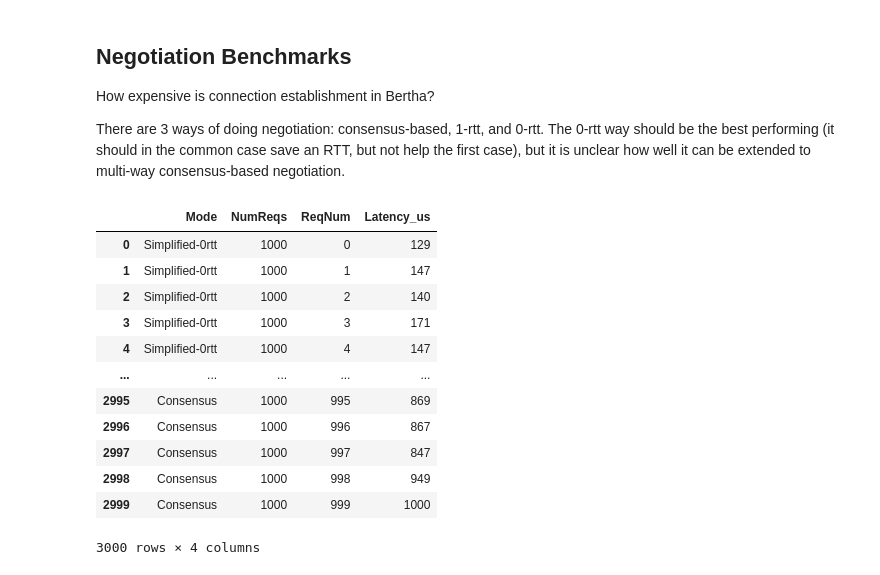
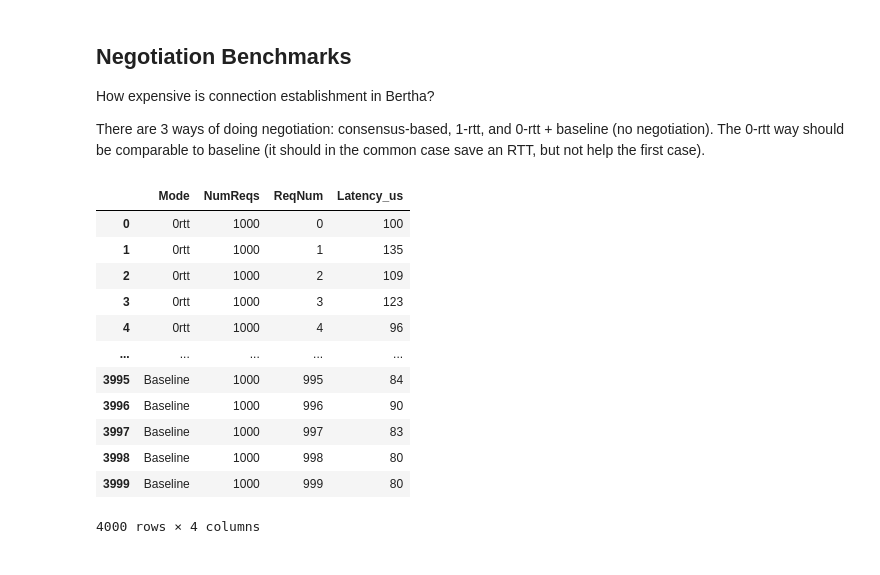
Before and after one commit to akshayknarayan/burrito, a Jupyter notebook: scripts/negotiation-bench.ipynb, the cells around one changed output. Saved outputs shown, nothing was run; the diff lists cells and outputs as text; code cells hidden in the pictures.

```diff
--- a/scripts/negotiation-bench.ipynb
+++ b/scripts/negotiation-bench.ipynb
@@ -4,8 +4,8 @@ Negotiation Benchmarks
 
 How expensive is connection establishment in Bertha?
 
-There are 3 ways of doing negotiation: consensus-based, 1-rtt, and 0-rtt.
-The 0-rtt way should be the best performing (it should in the common case save an RTT, but not help the first case), but it is unclear how well it can be extended to multi-way consensus-based negotiation.
+There are 3 ways of doing negotiation: consensus-based, 1-rtt, and 0-rtt + baseline (no negotiation).
+The 0-rtt way should be comparable to baseline (it should in the common case save an RTT, but not help the first case).
 # %%
 import rpy2
 import rpy2.robjects.lib.ggplot2 as ggplot2
@@ -32,22 +32,22 @@ import numpy as np
 import matplotlib.pylab as plt
 plt.rcParams['figure.dpi'] = 200
 # %%
-df = pd.read_csv("~/burrito-exp/f13c7d7-negbench.data", sep=" ")
+df = pd.read_csv("~/burrito/nego-bench-666569c/666569c-negbench.data", sep=" ")
 df
 # %% [output]
 |  | Mode | NumReqs | ReqNum | Latency_us |
-| 0 | Simplified-0rtt | 1000 | 0 | 129 |
-| 1 | Simplified-0rtt | 1000 | 1 | 147 |
-| 2 | Simplified-0rtt | 1000 | 2 | 140 |
-| 3 | Simplified-0rtt | 1000 | 3 | 171 |
-| 4 | Simplified-0rtt | 1000 | 4 | 147 |
+| 0 | 0rtt | 1000 | 0 | 100 |
+| 1 | 0rtt | 1000 | 1 | 135 |
+| 2 | 0rtt | 1000 | 2 | 109 |
+| 3 | 0rtt | 1000 | 3 | 123 |
+| 4 | 0rtt | 1000 | 4 | 96 |
 | ... | ... | ... | ... | ... |
-| 2995 | Consensus | 1000 | 995 | 869 |
-| 2996 | Consensus | 1000 | 996 | 867 |
-| 2997 | Consensus | 1000 | 997 | 847 |
-| 2998 | Consensus | 1000 | 998 | 949 |
-| 2999 | Consensus | 1000 | 999 | 1000 |
+| 3995 | Baseline | 1000 | 995 | 84 |
+| 3996 | Baseline | 1000 | 996 | 90 |
+| 3997 | Baseline | 1000 | 997 | 83 |
+| 3998 | Baseline | 1000 | 998 | 80 |
+| 3999 | Baseline | 1000 | 999 | 80 |
-3000 rows × 4 columns
+4000 rows × 4 columns
 # %%
 %%R -i df -w 900 -h 600
 
```
Also changed, not shown: parts of 2 cells of this notebook, 4 other files.
